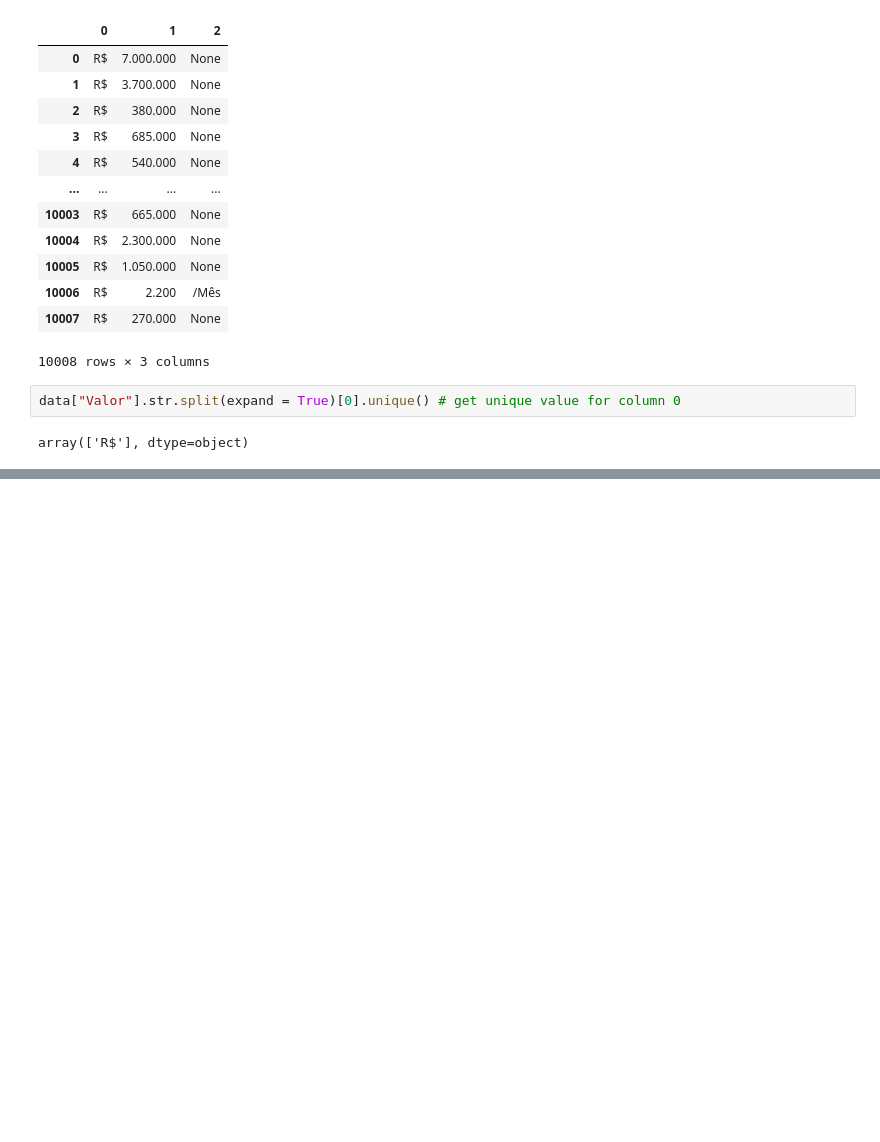
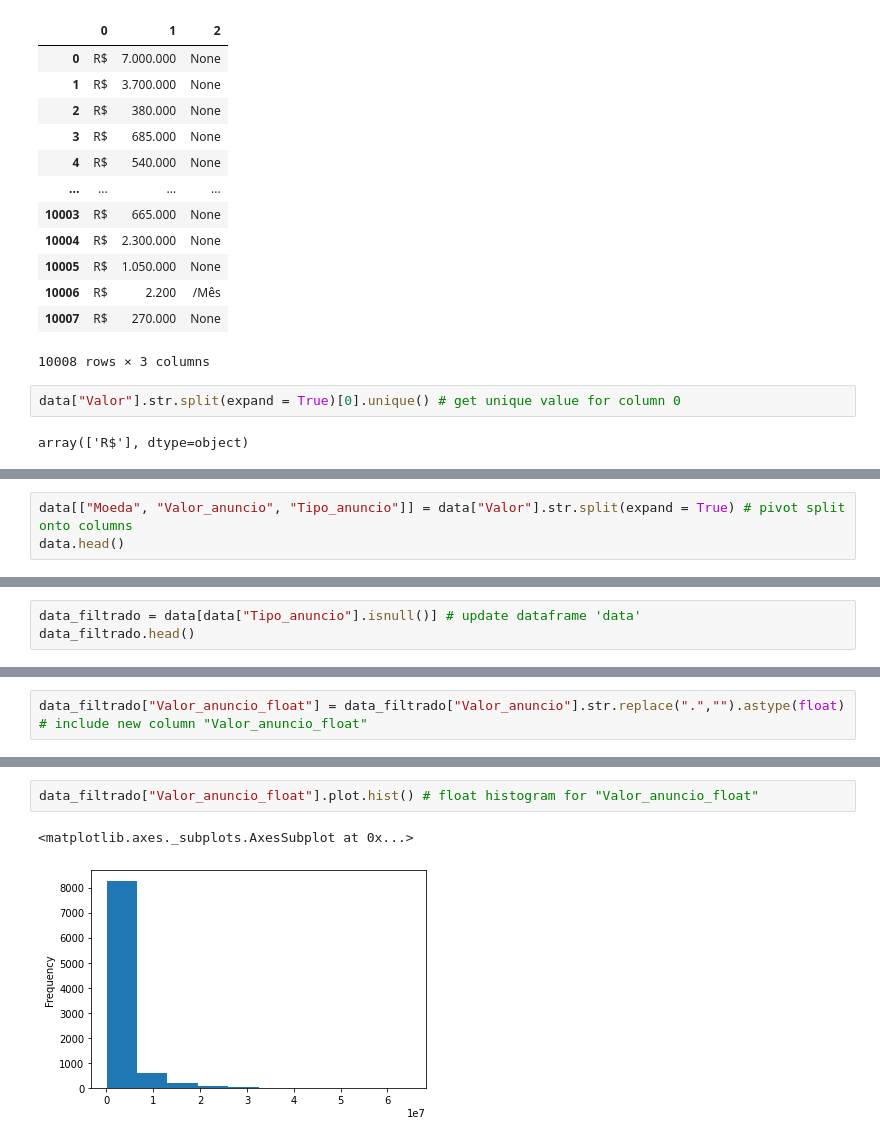
Before and after one commit to rodrigoyujisato/alura-data-science-maio-2022, a Jupyter notebook: alura_data_science_maio_2022.ipynb, the cells around one changed output, grey strips where cells are left out. Saved outputs shown, nothing was run; the diff lists cells and outputs as text; blank space fills up the shorter version.

```diff
--- a/alura_data_science_maio_2022.ipynb
+++ b/alura_data_science_maio_2022.ipynb
@@ -182,0 +187,3 @@ array(['R$'], dtype=object)
+# %%
+data[["Moeda", "Valor_anuncio", "Tipo_anuncio"]] = data["Valor"].str.split(expand = True) # pivot split onto columns
+data.head()
@@ -182,0 +232,3 @@ array(['R$'], dtype=object)
+# %%
+data_filtrado = data[data["Tipo_anuncio"].isnull()] # update dataframe 'data'
+data_filtrado.head()
@@ -182,0 +278,2 @@ array(['R$'], dtype=object)
+# %%
+data_filtrado["Valor_anuncio_float"] = data_filtrado["Valor_anuncio"].str.replace(".","").astype(float) # include new column "Valor_anuncio_float"
@@ -182,0 +308,5 @@ array(['R$'], dtype=object)
+# %%
+data_filtrado["Valor_anuncio_float"].plot.hist() # float histogram for "Valor_anuncio_float"
+# %% [output]
+<matplotlib.axes._subplots.AxesSubplot at 0x...>
+[figure, added]
```
Also changed, not shown: parts of 13 cells of this notebook.
